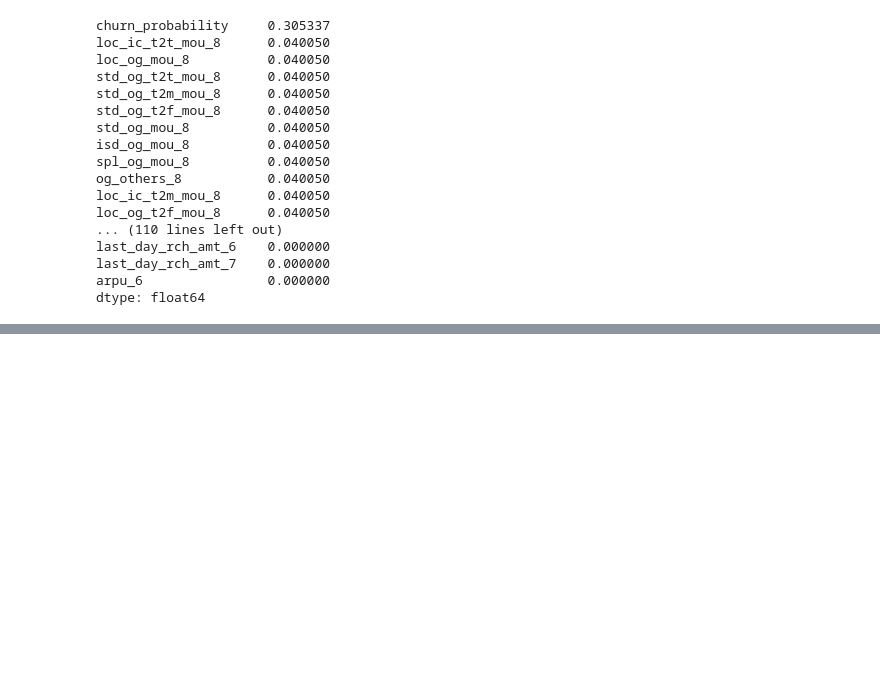
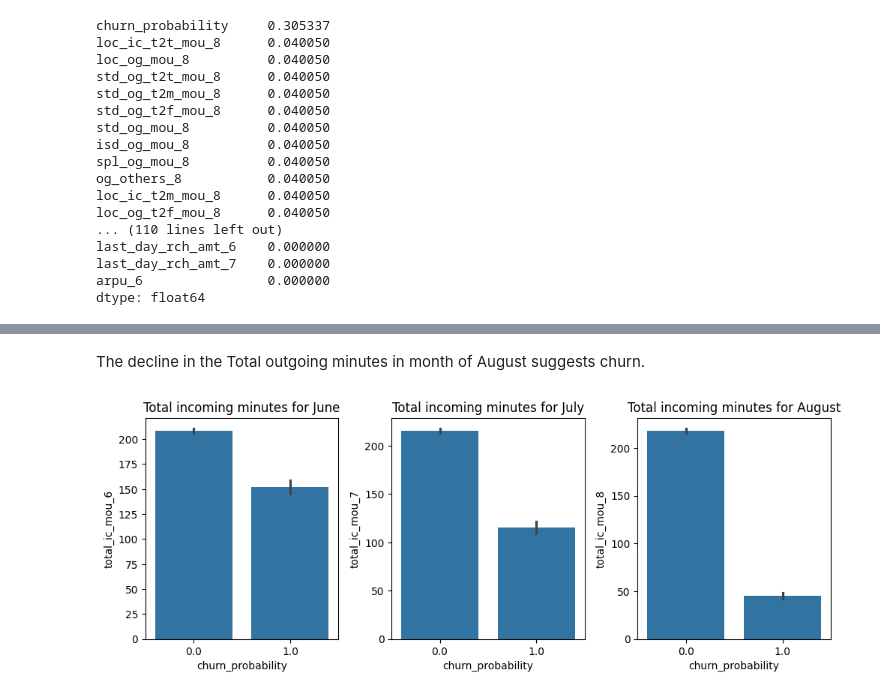
Before and after one commit to jhanjideepak/telecom-churn, a Jupyter notebook: telecome_churn.ipynb, the cells around one changed output, grey strips where cells are left out. Drawn from its saved outputs; the diff is of its cells as text; code cells hidden in the pictures; blank space fills up the shorter version.

```diff
--- a/telecome_churn.ipynb
+++ b/telecome_churn.ipynb
@@ -294,0 +436,8 @@ dtype: float64
+# %% [markdown]
+The decline in the Total outgoing minutes in month of August suggests churn.
+# %%
+# Visualising incoming minutes of usage
+total_ic_mou_cols = ['total_ic_mou_6', 'total_ic_mou_7', 'total_ic_mou_8']
+plot_bar_graph('Total incoming minutes', ['June', 'July', 'August'], total_ic_mou_cols, final_df)
+# %% [output]
+[figure, added]
```
Also changed, not shown: parts of 46 cells of this notebook.
